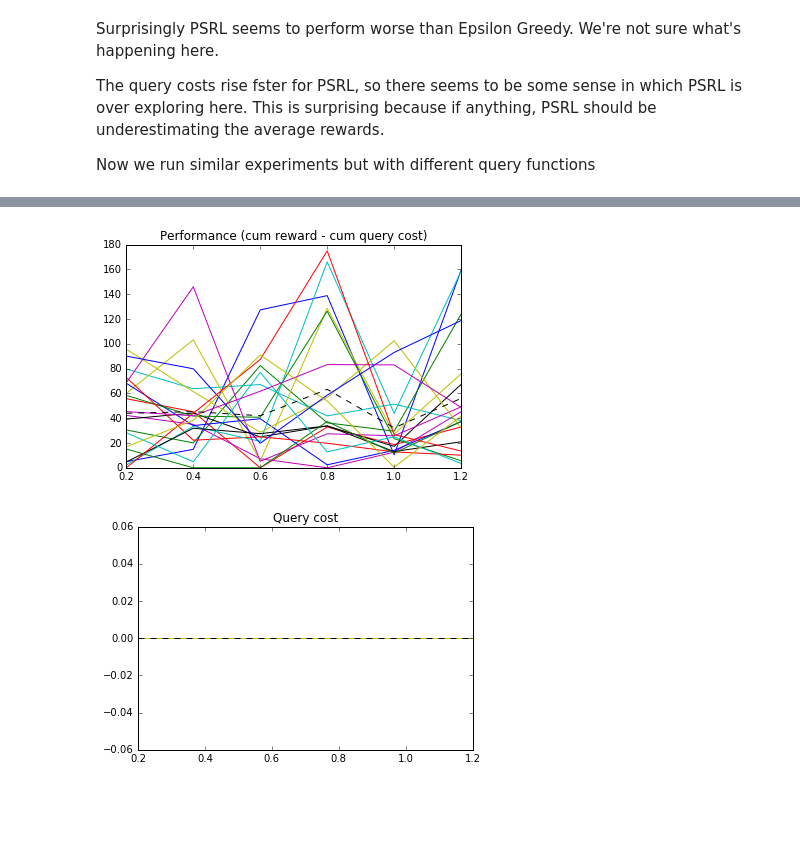
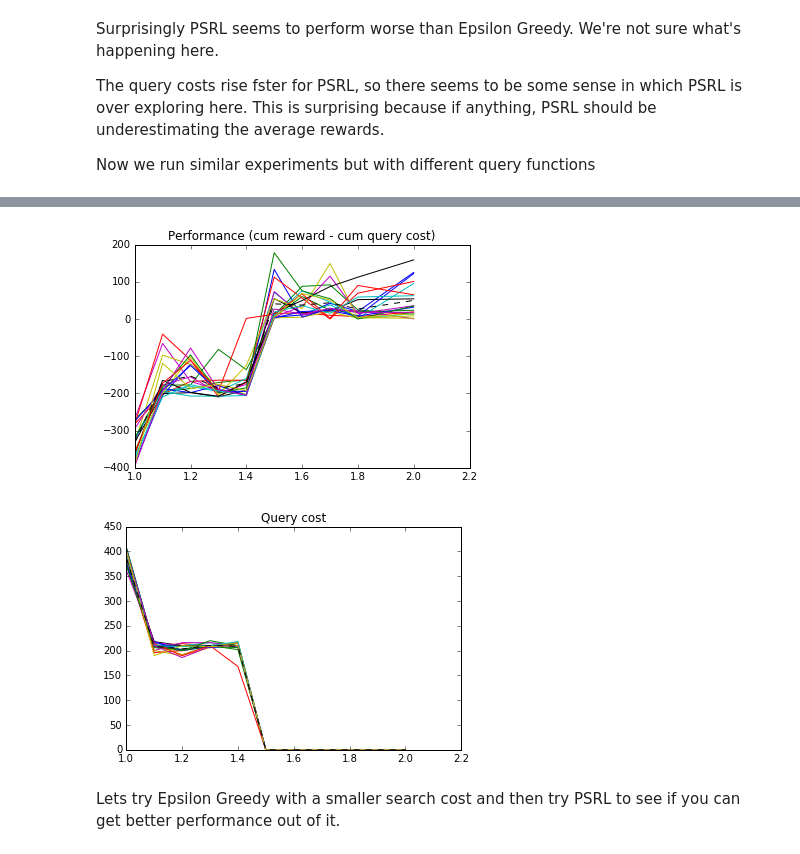
Before and after one commit to capybaralet/TabulaRL, a Jupyter notebook: src/active learning.ipynb, the cells around one changed output, grey strips where cells are left out. Drawn from its saved outputs; the diff is of its cells as text; code cells hidden in the pictures; blank space fills up the shorter version.

```diff
--- a/src/active learning.ipynb
+++ b/src/active learning.ipynb
@@ -160,28 +162,30 @@ title("Query cost");
 # %%
 iters = 20
 nvisitsExperiments = lambda x : [ runexp(
     nEps=50,
     epLen = 15,
     scaling = 1,
     alg = finite_tabular_agents.PSRL,
     grid_width = 8,
     prob_zero_reward = .9,
     query_function = query_functions.EntropyThreshold(2, x)
     ) for i in range(iters)]
 
-ns = [.2, .4, .6,.8,1,1.2]
+ns = [1, 1.1, 1.2,1.3,1.4, 1.5, 1.6,1.7,1.8,2]
 ys = map(nvisitsExperiments,ns)
 
 x = np.array(ys)[:,:,2]
 plot(ns, x);
 plot(ns, np.mean(x, axis=1), '--');
 title("Performance (cum reward - cum query cost)");
 
 figure()
 queryCost = np.array(ys)[:,:,1]
 plot(ns, queryCost);
 plot(ns, np.mean(queryCost, axis=1), '--');
 title("Query cost");
 # %% [output]
-[figure, old version]
+[figure, new version]
-[figure, old version]
+[figure, new version]
+# %% [markdown]
+Lets try Epsilon Greedy with a smaller search cost and then try PSRL to see if you can get better performance out of it.
```
Also changed, not shown: parts of 16 cells of this notebook, 1 other file.
